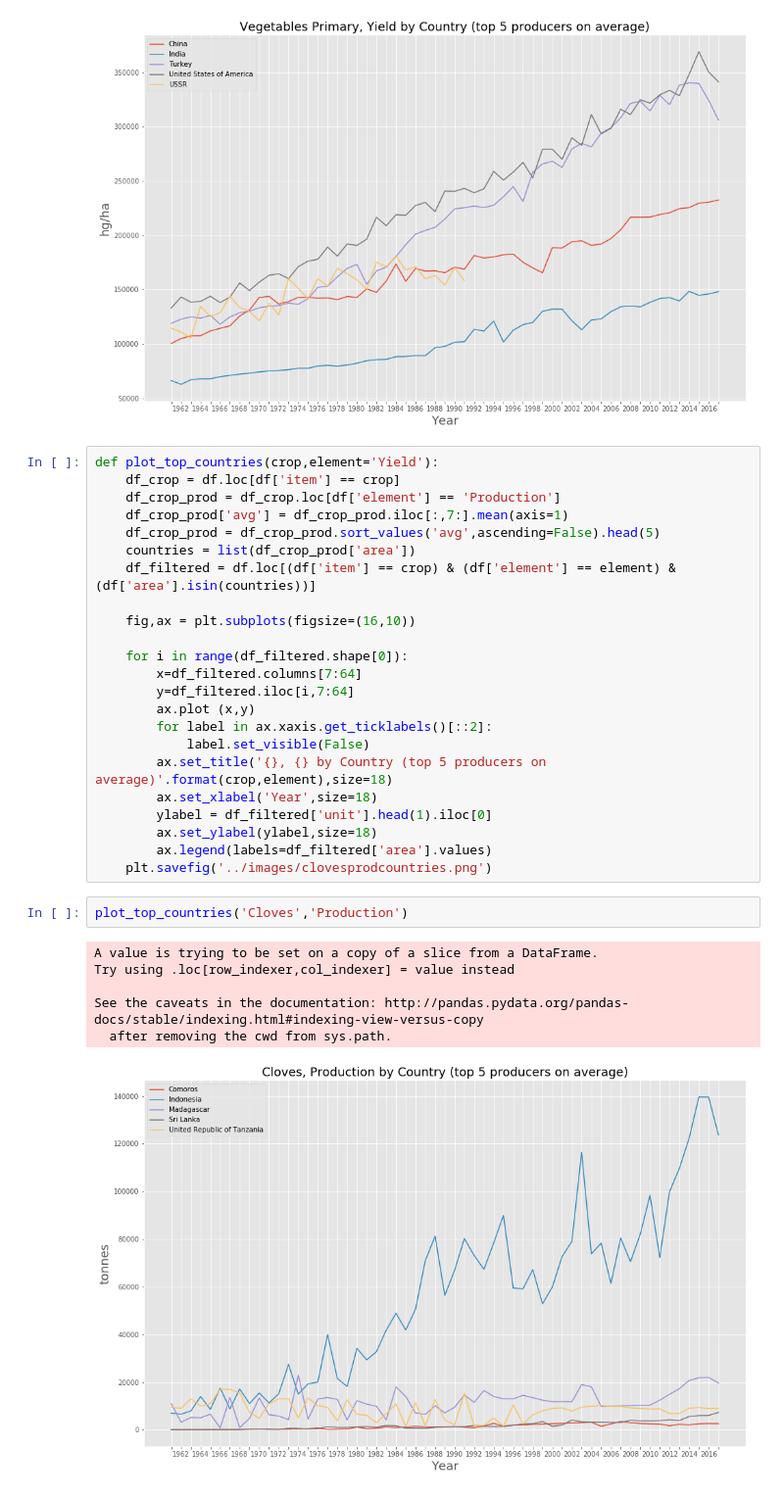
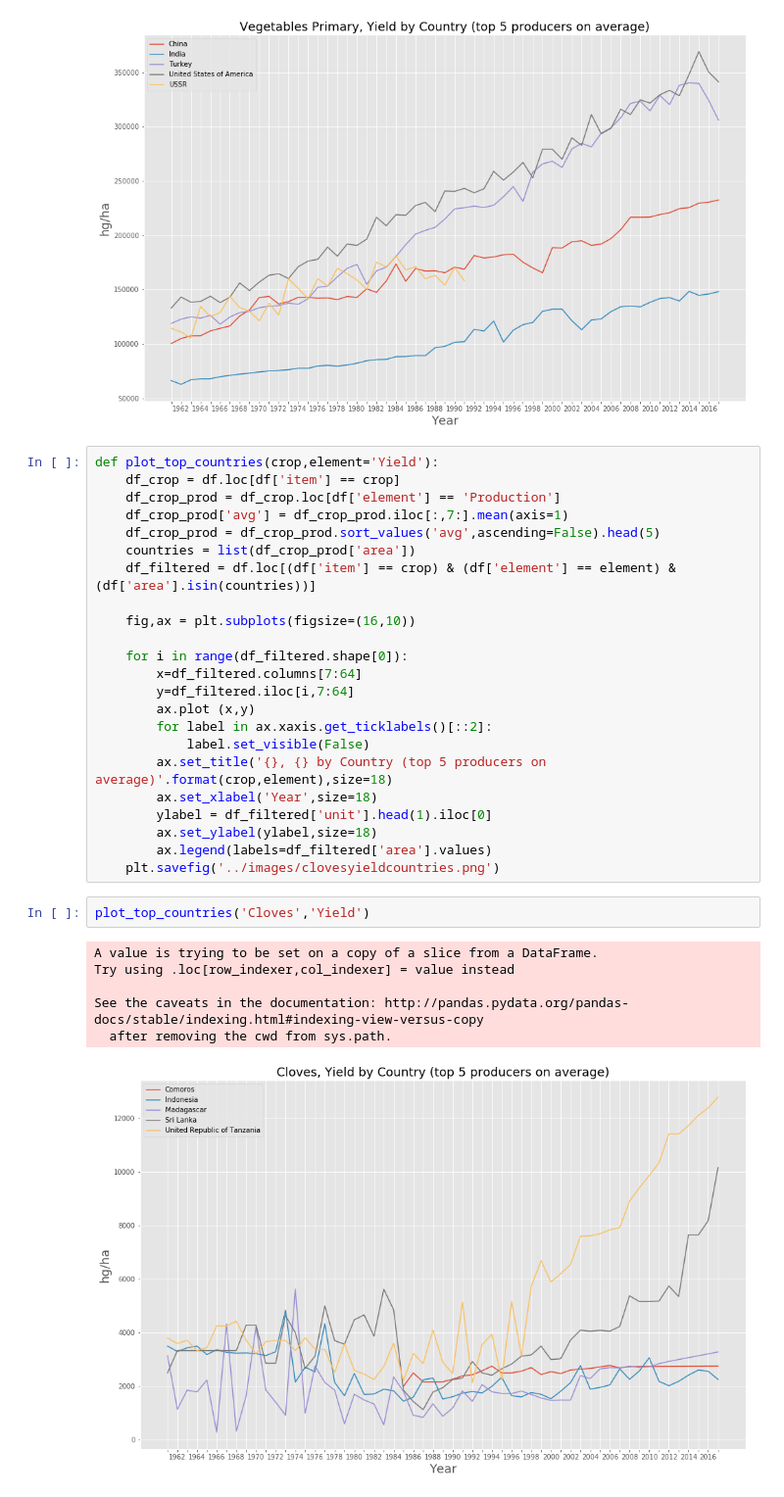
Before and after one commit to alyserecord/agricultural_yield, a Jupyter notebook: src/consistent_rate_change.ipynb, the cells around one changed output. Shown at 98% size. Drawn from its saved outputs; the diff is of its cells as text.

Commit message:
updating images

```diff
--- a/src/consistent_rate_change.ipynb
+++ b/src/consistent_rate_change.ipynb
@@ -142,13 +142,13 @@ def plot_top_countries(crop,element='Yield'):
         ylabel = df_filtered['unit'].head(1).iloc[0]
         ax.set_ylabel(ylabel,size=18)
         ax.legend(labels=df_filtered['area'].values)
-    plt.savefig('../images/clovesprodcountries.png')
+    plt.savefig('../images/clovesyieldcountries.png')
 # %%
-plot_top_countries('Cloves','Production')
+plot_top_countries('Cloves','Yield')
 # %% [output]
 A value is trying to be set on a copy of a slice from a DataFrame.
 Try using .loc[row_indexer,col_indexer] = value instead
 
 See the caveats in the documentation: http://pandas.pydata.org/pandas-docs/stable/indexing.html#indexing-view-versus-copy
   after removing the cwd from sys.path.
-[figure, old version]
+[figure, new version]
```
Also changed, not shown: 1 other file.
